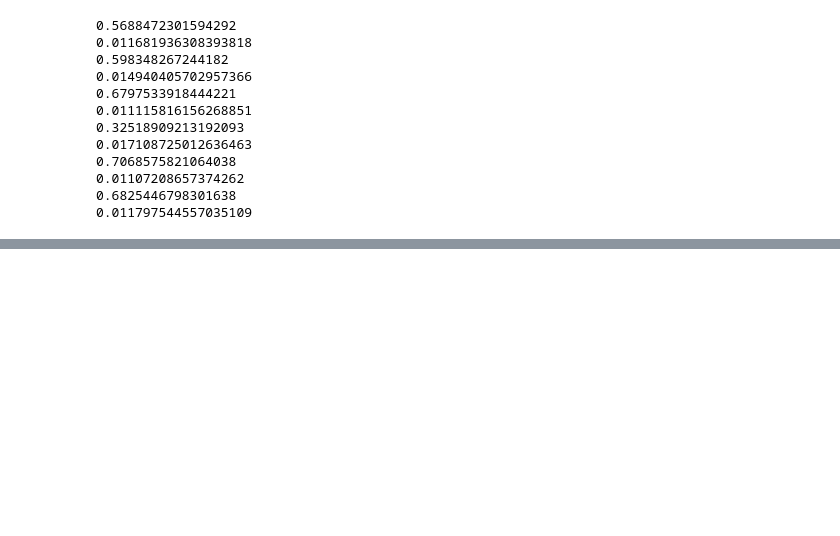
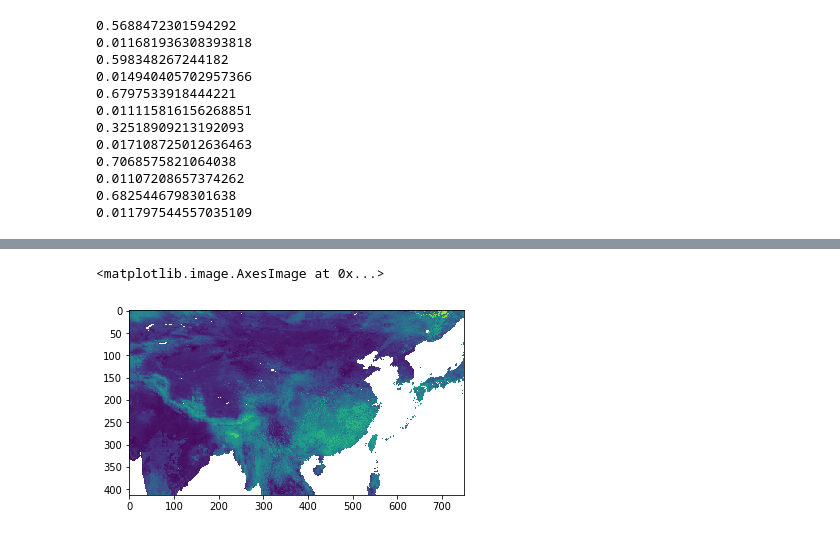
Before and after one commit to leelew/HRSEPP, a Jupyter notebook: src/debug.ipynb, the cells around one changed output, grey strips where cells are left out. Drawn from its saved outputs; the diff is of its cells as text; code cells hidden in the pictures; blank space fills up the shorter version.

```diff
--- a/src/debug.ipynb
+++ b/src/debug.ipynb
@@ -318,0 +367,5 @@ for i in range(6):
+# %%
+plt.imshow(data3)
+# %% [output]
+<matplotlib.image.AxesImage at 0x...>
+[figure, added]
```
Also changed, not shown: parts of 15 cells of this notebook, 18 other files.
